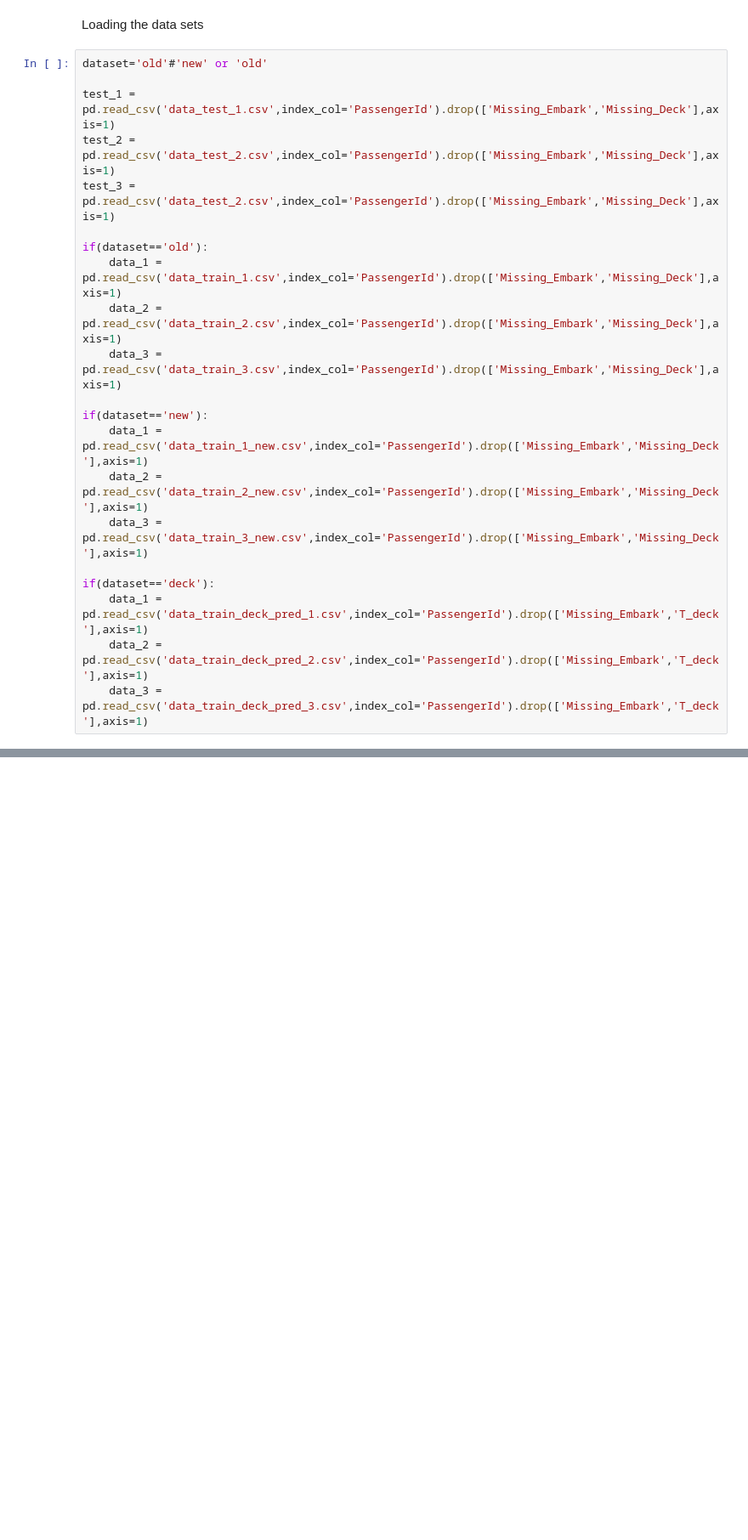
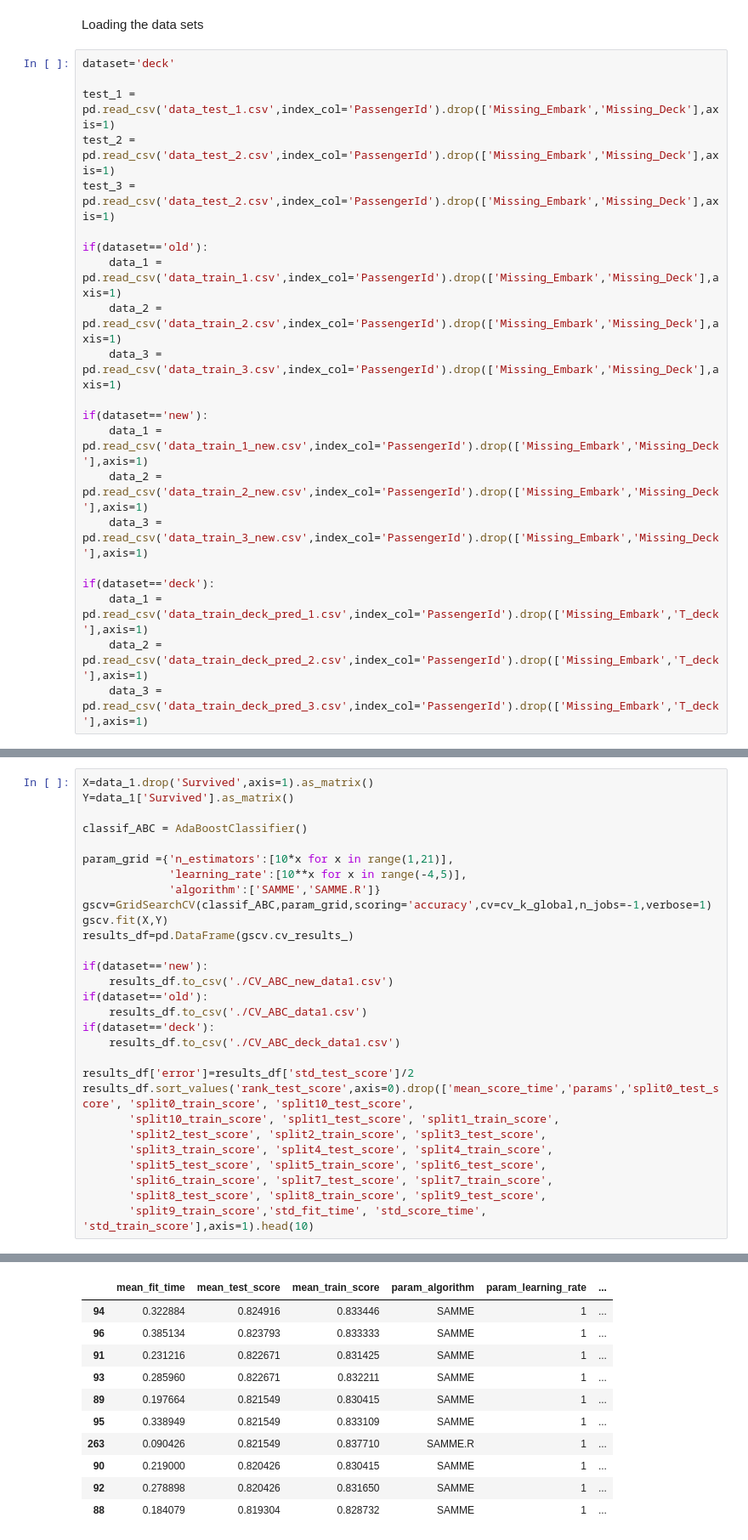
Before and after one commit to romanovzky/Titanic-Kaggle, a Jupyter notebook: Titanic CV model selection.ipynb, the cells around one changed output, grey strips where cells are left out. Shown: that part at 85% size. Cells and saved outputs as stored; diff of their text form; blank space fills up the shorter version.

```diff
--- a/Titanic CV model selection.ipynb
+++ b/Titanic CV model selection.ipynb
@@ -64,7 +62,7 @@ Using TensorFlow backend.
 # %% [markdown]
 Loading the data sets
 # %%
-dataset='old'#'new' or 'old'
+dataset='deck'
 
 test_1 = pd.read_csv('data_test_1.csv',index_col='PassengerId').drop(['Missing_Embark','Missing_Deck'],axis=1)
 test_2 = pd.read_csv('data_test_2.csv',index_col='PassengerId').drop(['Missing_Embark','Missing_Deck'],axis=1)
@@ -442,0 +445,30 @@ results_df.sort_values('rank_test_score',axis=0).drop(['mean_score_time','params
+# %%
+X=data_1.drop('Survived',axis=1).as_matrix()
+Y=data_1['Survived'].as_matrix()
+
+classif_ABC = AdaBoostClassifier()
+
+param_grid ={'n_estimators':[10*x for x in range(1,21)],
+             'learning_rate':[10**x for x in range(-4,5)],
+             'algorithm':['SAMME','SAMME.R']}
+gscv=GridSearchCV(classif_ABC,param_grid,scoring='accuracy',cv=cv_k_global,n_jobs=-1,verbose=1)
+gscv.fit(X,Y)
+results_df=pd.DataFrame(gscv.cv_results_)
+
+if(dataset=='new'):
+    results_df.to_csv('./CV_ABC_new_data1.csv')
+if(dataset=='old'):
+    results_df.to_csv('./CV_ABC_data1.csv')
+if(dataset=='deck'):
+    results_df.to_csv('./CV_ABC_deck_data1.csv')
+
+results_df['error']=results_df['std_test_score']/2
+results_df.sort_values('rank_test_score',axis=0).drop(['mean_score_time','params','split0_test_score', 'split0_train_score', 'split10_test_score',
+       'split10_train_score', 'split1_test_score', 'split1_train_score',
+       'split2_test_score', 'split2_train_score', 'split3_test_score',
+       'split3_train_score', 'split4_test_score', 'split4_train_score',
+       'split5_test_score', 'split5_train_score', 'split6_test_score',
+       'split6_train_score', 'split7_test_score', 'split7_train_score',
+       'split8_test_score', 'split8_train_score', 'split9_test_score',
+       'split9_train_score','std_fit_time', 'std_score_time', 'std_train_score'],axis=1).head(10)
+# %% [output]
@@ -442,0 +484,11 @@ results_df.sort_values('rank_test_score',axis=0).drop(['mean_score_time','params
+|  | mean_fit_time | mean_test_score | mean_train_score | param_algorithm | param_learning_rate | ... |
+| 94 | 0.322884 | 0.824916 | 0.833446 | SAMME | 1 | ... |
+| 96 | 0.385134 | 0.823793 | 0.833333 | SAMME | 1 | ... |
+| 91 | 0.231216 | 0.822671 | 0.831425 | SAMME | 1 | ... |
+| 93 | 0.285960 | 0.822671 | 0.832211 | SAMME | 1 | ... |
+| 89 | 0.197664 | 0.821549 | 0.830415 | SAMME | 1 | ... |
+| 95 | 0.338949 | 0.821549 | 0.833109 | SAMME | 1 | ... |
+| 263 | 0.090426 | 0.821549 | 0.837710 | SAMME.R | 1 | ... |
+| 90 | 0.219000 | 0.820426 | 0.830415 | SAMME | 1 | ... |
+| 92 | 0.278898 | 0.820426 | 0.831650 | SAMME | 1 | ... |
+| 88 | 0.184079 | 0.819304 | 0.828732 | SAMME | 1 | ... |
```
Also changed, not shown: parts of 39 cells of this notebook, 10 other files.
